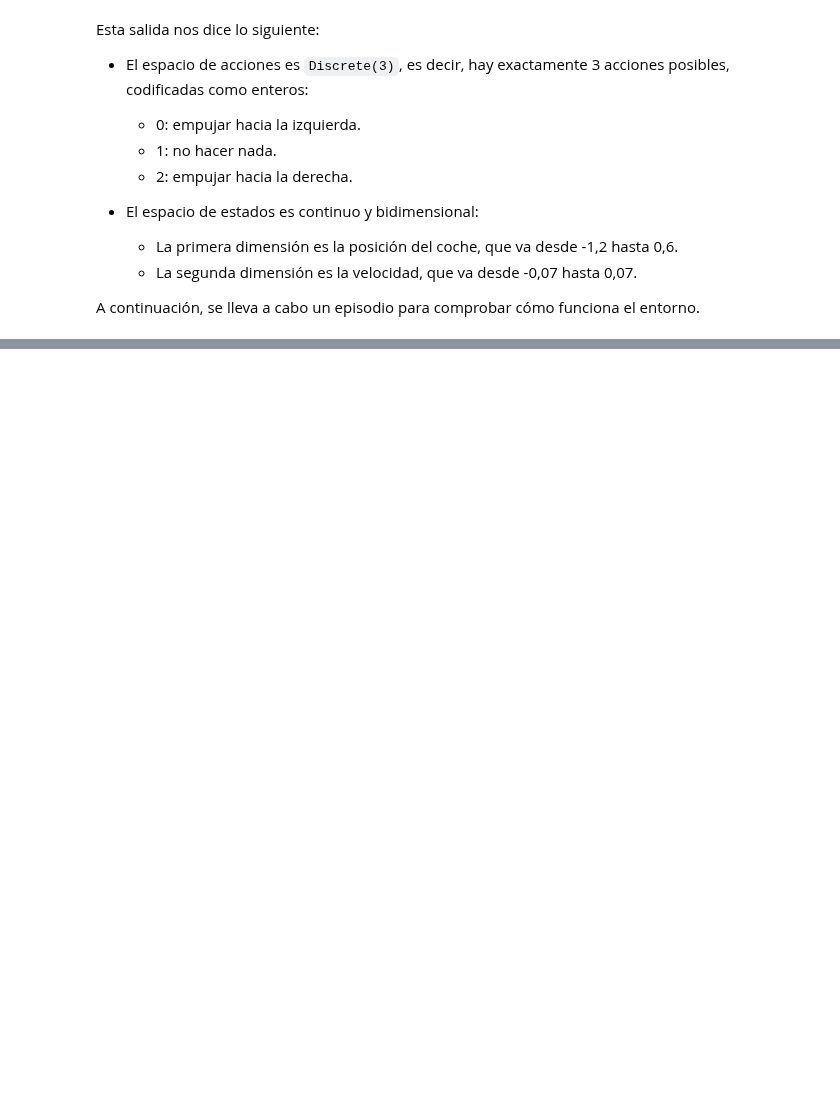
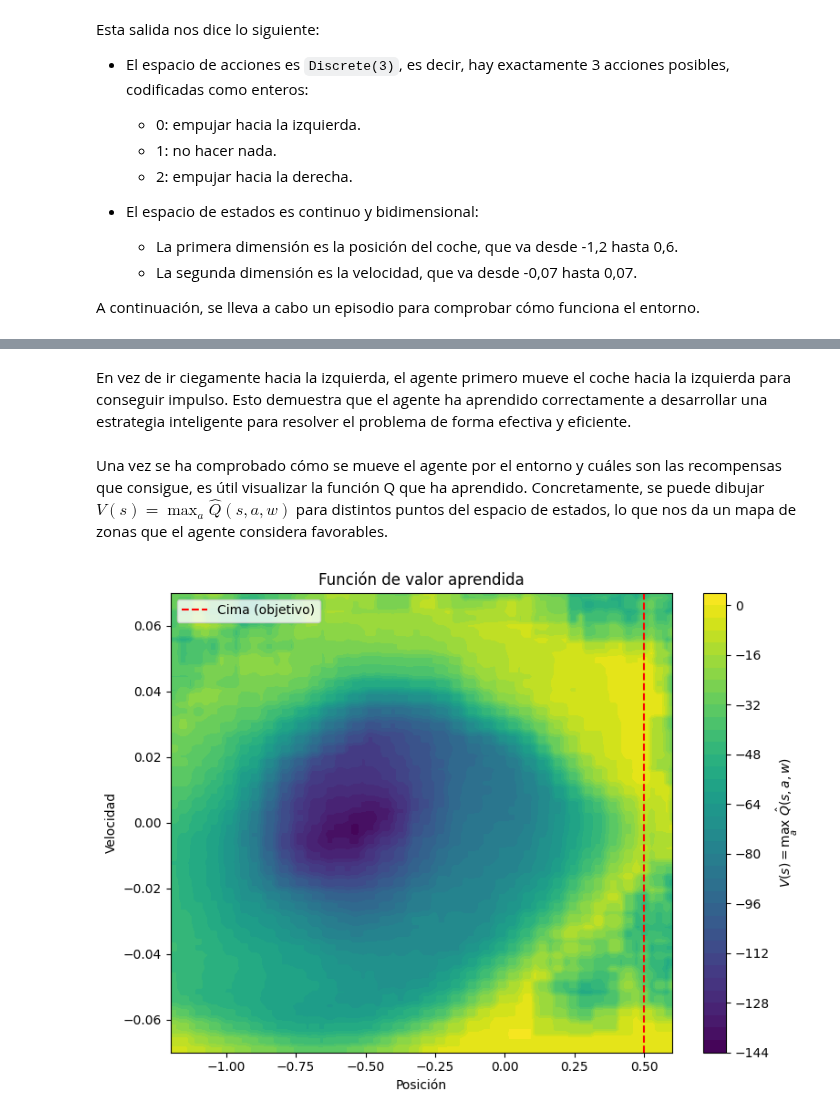
Before and after one commit to angelms2003/FernandezMartinezPolo-EML-RL, a Jupyter notebook: Entornos_Complejos/SARSA_semi_gradiente.ipynb, the cells around one changed output, grey strips where cells are left out. Saved outputs shown, nothing was run; the diff lists cells and outputs as text; code cells hidden in the pictures; blank space fills up the shorter version.

```diff
--- a/Entornos_Complejos/SARSA_semi_gradiente.ipynb
+++ b/Entornos_Complejos/SARSA_semi_gradiente.ipynb
@@ -179,0 +690,38 @@ Antes de pasar a
+# %%
+# Se especifican los hiperparámetros a utilizar
+num_tilings = 8
+num_tiles = 8
+num_actions = 3
+
+# En total se entrenará el agente durante 500 episodios
+num_episodes = 500
+
+# La tasa de aprendizaje (se dividirá entre num_tilings)
+alpha = 0.5
+
+# La tasa de descuento. No se aplica descuento porque
+# nos importa la recompensa total
+gamma = 1.0
+
+# Probabilidad de exploración
+epsilon = 0.1
+
+# Se crea el entorno, el Tile Coder y el agente SARSA
+env = gym.make("MountainCar-v0")
+env.reset(seed=SEED)
+pos_min, pos_max = env.observation_space.low[0], env.observation_space.high[0]
+vel_min, vel_max = env.observation_space.low[1], env.observation_space.high[1]
+coder = TileCoder(num_tilings, num_tiles, num_actions, pos_min, pos_max, vel_min, vel_max)
+agent = SARSAAgent(coder, alpha, gamma, epsilon)
+
+# Comienza el entrenamiento
+print("Iniciando entrenamiento...")
+rewards = train(env, agent, num_episodes)
+
+# Se cierra el entorno una vez dejamos de usarlo
+env.close()
+
+print()
+print("Entrenamiento completado")
+print(f"Recompensa media en los últimos 100 episodios: ")
+print(f"{np.mean(rewards[-100:]):.1f}")
@@ -179,0 +919,4 @@ Antes de pasar a
+# %% [markdown]
+En vez de ir ciegamente hacia la izquierda, el agente primero mueve el coche hacia la izquierda para conseguir impulso. Esto demuestra que el agente ha aprendido correctamente a desarrollar una estrategia inteligente para resolver el problema de forma efectiva y eficiente.
+# %% [markdown]
+Una vez se ha comprobado cómo se mueve el agente por el entorno y cuáles son las recompensas que consigue, es útil visualizar la función Q que ha aprendido. Concretamente, se puede dibujar $V(s) = \max_a\hat{Q}(s,a,w)$ para distintos puntos del espacio de estados, lo que nos da un mapa de zonas que el agente considera favorables.
@@ -179,0 +984,4 @@ Antes de pasar a
+# %%
+plot_value_function(agent, pos_min, pos_max, vel_min, vel_max)
+# %% [output]
+[figure, added]
```
Also changed, not shown: parts of 45 cells of this notebook, 2 other files.
